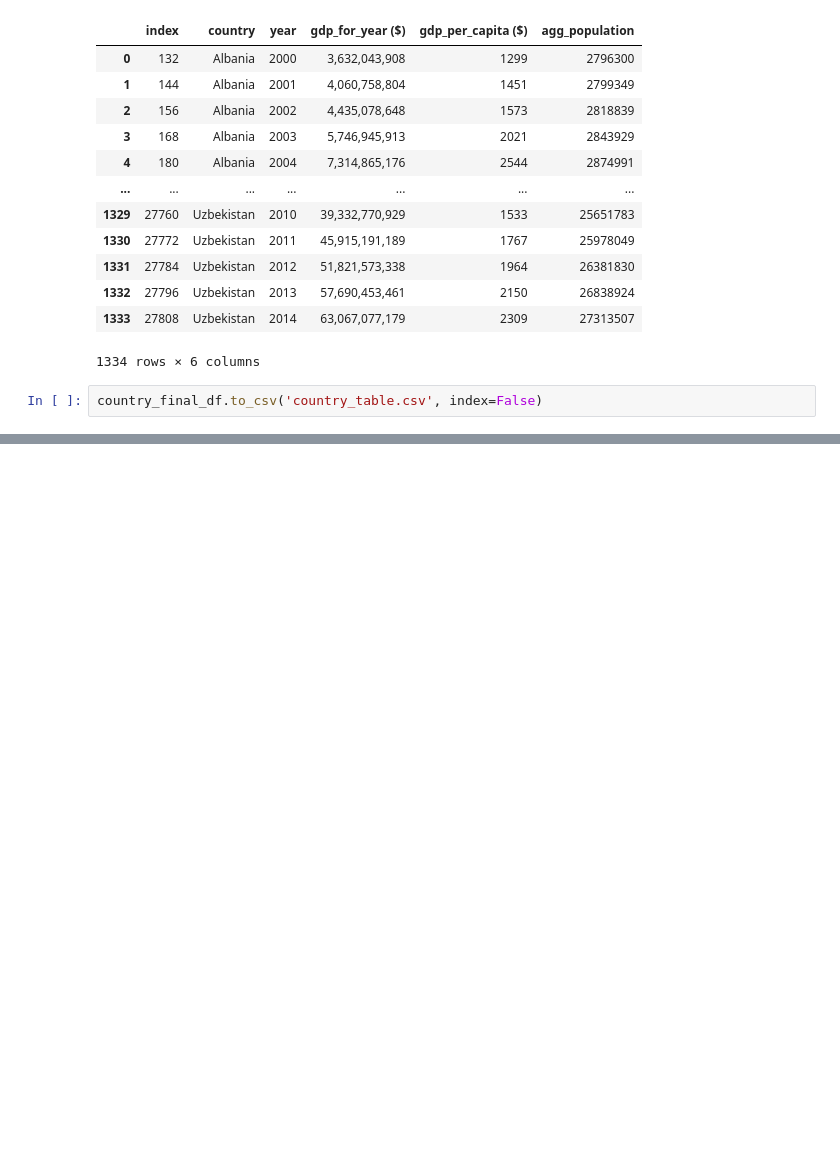
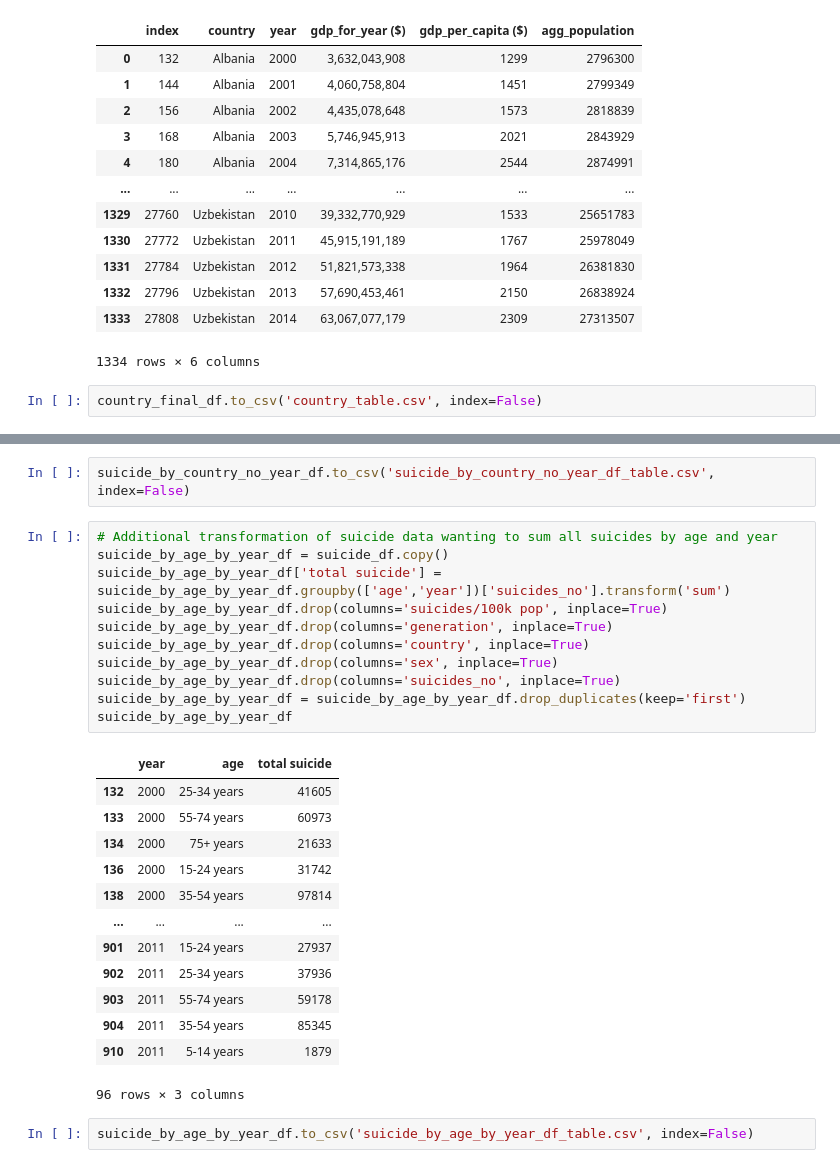
Before and after one commit to JohnaleJ/Extract_Transform_Load, a Jupyter notebook: suicide.ipynb, the cells around one changed output, grey strips where cells are left out. Drawn from its saved outputs; the diff is of its cells as text; blank space fills up the shorter version.

```diff
--- a/suicide.ipynb
+++ b/suicide.ipynb
@@ -226,0 +291,29 @@ country_final_df.to_csv('country_table.csv', index=False)
+# %%
+suicide_by_country_no_year_df.to_csv('suicide_by_country_no_year_df_table.csv', index=False)
+# %%
+# Additional transformation of suicide data wanting to sum all suicides by age and year
+suicide_by_age_by_year_df = suicide_df.copy()
+suicide_by_age_by_year_df['total suicide'] = suicide_by_age_by_year_df.groupby(['age','year'])['suicides_no'].transform('sum')
+suicide_by_age_by_year_df.drop(columns='suicides/100k pop', inplace=True)
+suicide_by_age_by_year_df.drop(columns='generation', inplace=True)
+suicide_by_age_by_year_df.drop(columns='country', inplace=True)
+suicide_by_age_by_year_df.drop(columns='sex', inplace=True)
+suicide_by_age_by_year_df.drop(columns='suicides_no', inplace=True)
+suicide_by_age_by_year_df = suicide_by_age_by_year_df.drop_duplicates(keep='first')
+suicide_by_age_by_year_df
+# %% [output]
+|  | year | age | total suicide |
+| 132 | 2000 | 25-34 years | 41605 |
+| 133 | 2000 | 55-74 years | 60973 |
+| 134 | 2000 | 75+ years | 21633 |
+| 136 | 2000 | 15-24 years | 31742 |
+| 138 | 2000 | 35-54 years | 97814 |
+| ... | ... | ... | ... |
+| 901 | 2011 | 15-24 years | 27937 |
+| 902 | 2011 | 25-34 years | 37936 |
+| 903 | 2011 | 55-74 years | 59178 |
+| 904 | 2011 | 35-54 years | 85345 |
+| 910 | 2011 | 5-14 years | 1879 |
+96 rows × 3 columns
+# %%
+suicide_by_age_by_year_df.to_csv('suicide_by_age_by_year_df_table.csv', index=False)
```
Also changed, not shown: parts of 6 cells of this notebook, 4 other files.
